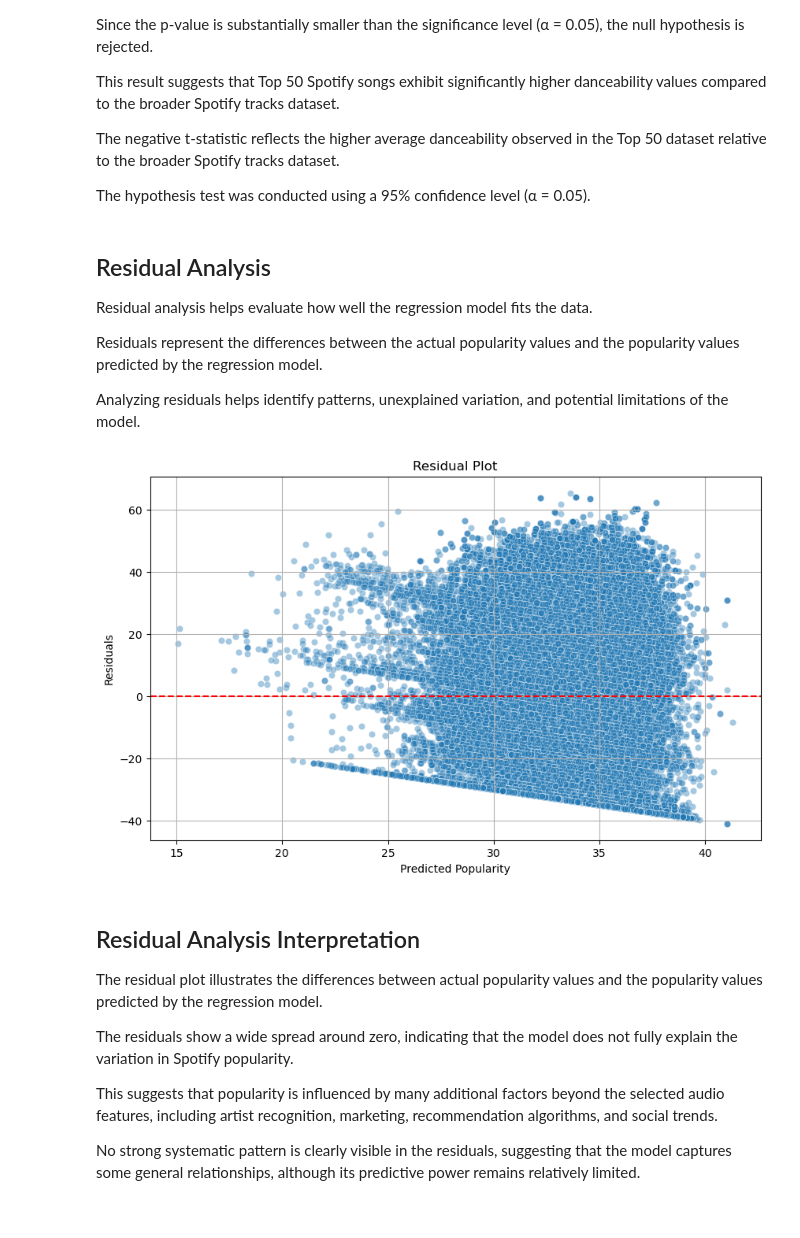
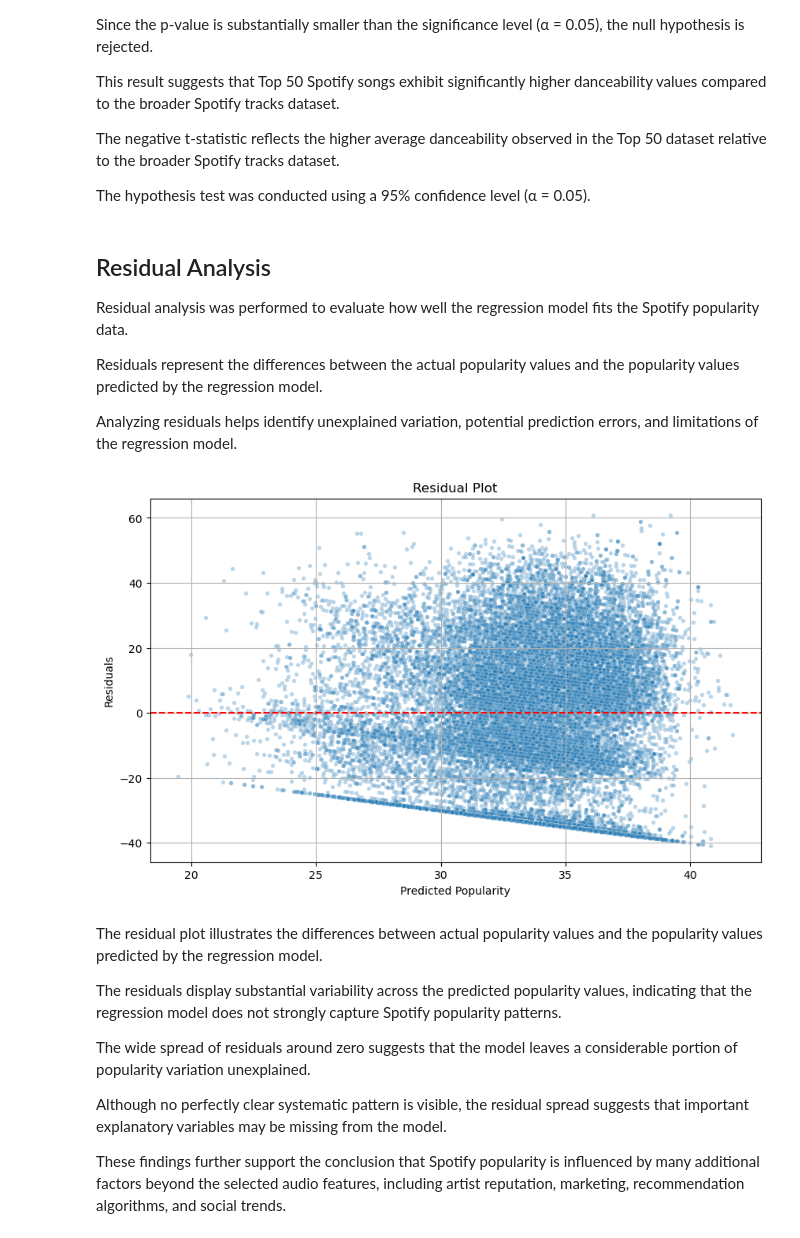
Before and after one commit to mimihorozova/spotify_analysis, a Jupyter notebook: spotify_analysis.ipynb, the cells around one changed output. Saved outputs shown, nothing was run; the diff lists cells and outputs as text; code cells hidden in the pictures.

Commit message:
improve residual analysis

```diff
--- a/spotify_analysis.ipynb
+++ b/spotify_analysis.ipynb
@@ -861,42 +861,43 @@ The hypothesis test was conducted using a 95% confidence level (α = 0.05).
 # %% [markdown]
 ## Residual Analysis
 
-Residual analysis helps evaluate how well the regression model fits the data.
+Residual analysis was performed to evaluate how well the regression model fits the Spotify popularity data.
 
 Residuals represent the differences between the actual popularity values and the popularity values predicted by the regression model.
 
-Analyzing residuals helps identify patterns, unexplained variation, and potential limitations of the model.
+Analyzing residuals helps identify unexplained variation, potential prediction errors, and limitations of the regression model.
 # %%
-predictions = model.predict(X)
+predictions = model.predict(X_test_scaled)
 
-residuals = y - predictions
+residuals = y_test - predictions
 # %%
 plt.figure(figsize=(10,6))
 
 sns.scatterplot(
     x=predictions,
     y=residuals,
-    alpha=0.4
+    alpha=0.3,
+    s=15
 )
 
 plt.axhline(0, color='red', linestyle='--')
 
 plt.title("Residual Plot")
 plt.xlabel("Predicted Popularity")
 plt.ylabel("Residuals")
 
 plt.grid()
 
 plt.show()
 # %% [output]
-[figure, old version]
+[figure, new version]
 # %% [markdown]
-## Residual Analysis Interpretation
-
 The residual plot illustrates the differences between actual popularity values and the popularity values predicted by the regression model.
 
-The residuals show a wide spread around zero, indicating that the model does not fully explain the variation in Spotify popularity.
+The residuals display substantial variability across the predicted popularity values, indicating that the regression model does not strongly capture Spotify popularity patterns.
 
-This suggests that popularity is influenced by many additional factors beyond the selected audio features, including artist recognition, marketing, recommendation algorithms, and social trends.
+The wide spread of residuals around zero suggests that the model leaves a considerable portion of popularity variation unexplained.
 
-No strong systematic pattern is clearly visible in the residuals, suggesting that the model captures some general relationships, although its predictive power remains relatively limited.
+Although no perfectly clear systematic pattern is visible, the residual spread suggests that important explanatory variables may be missing from the model.
+
+These findings further support the conclusion that Spotify popularity is influenced by many additional factors beyond the selected audio features, including artist reputation, marketing, recommendation algorithms, and social trends.
```
